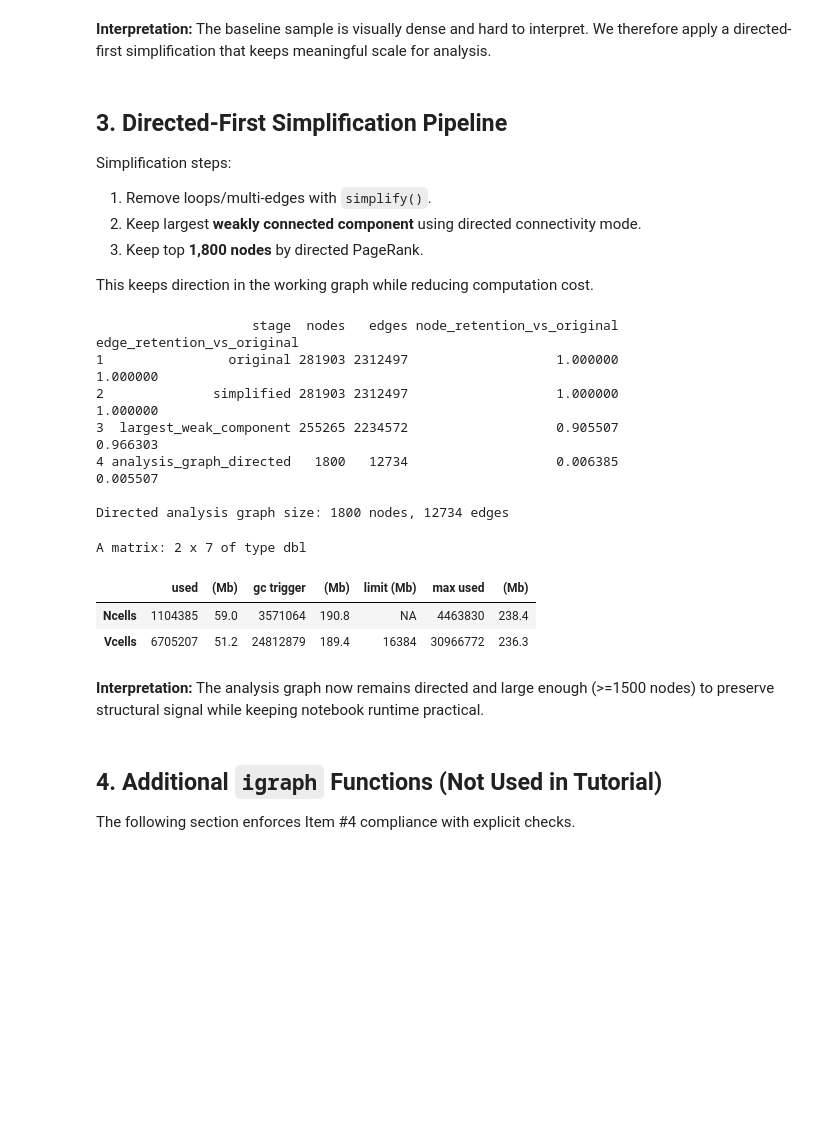
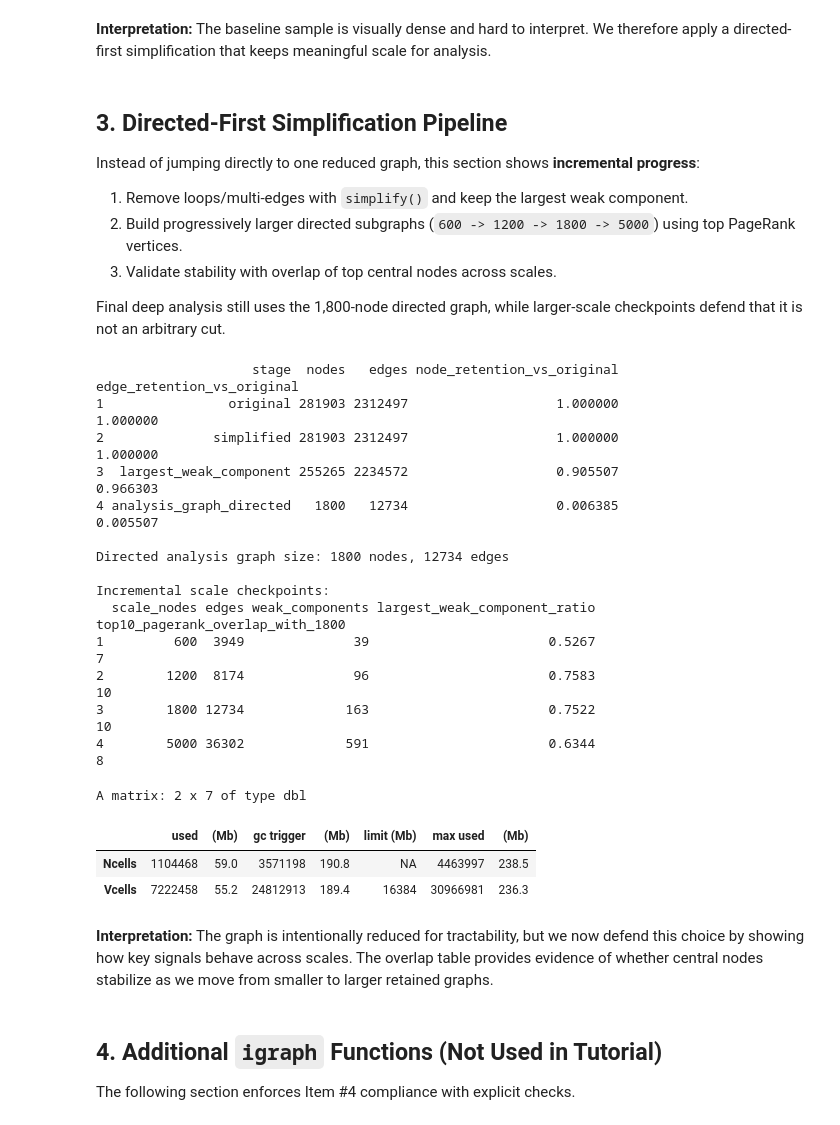
Before and after one commit to Kamal578/CSCI_6444_BigData_HomeworkProject, a Jupyter notebook: main.ipynb, the cells around one changed output. Saved outputs shown, nothing was run; the diff lists cells and outputs as text; code cells hidden in the pictures; blank space fills up the shorter version.

```diff
--- a/main.ipynb
+++ b/main.ipynb
@@ -48,8 +48,9 @@ library(data.table)
 
 cfg <- list(
   seed = 6444,
-  analysis_node_cap = 1800,   # reviewer-requested meaningful scale (1500-2000)
+  analysis_node_cap = 1800,
   min_analysis_nodes = 1500,
+  incremental_scales = c(600, 1200, 1800, 5000),
   triad_sample_size = 150,
   viz_node_cap = 80,
   baseline_sample_size = 10000,
@@ -307,41 +311,78 @@ plot(
 **Interpretation:** The baseline sample is visually dense and hard to interpret. We therefore apply a directed-first simplification that keeps meaningful scale for analysis.
 # %% [markdown]
 ## 3. Directed-First Simplification Pipeline
-Simplification steps:
-1. Remove loops/multi-edges with `simplify()`.
-2. Keep largest **weakly connected component** using directed connectivity mode.
-3. Keep top **1,800 nodes** by directed PageRank.
+Instead of jumping directly to one reduced graph, this section shows **incremental progress**:
+1. Remove loops/multi-edges with `simplify()` and keep the largest weak component.
+2. Build progressively larger directed subgraphs (`600 -> 1200 -> 1800 -> 5000`) using top PageRank vertices.
+3. Validate stability with overlap of top central nodes across scales.
 
-This keeps direction in the working graph while reducing computation cost.
+Final deep analysis still uses the 1,800-node directed graph, while larger-scale checkpoints defend that it is not an arbitrary cut.
 # %%
 analysis_bundle <- build_analysis_graph(g, cfg)
 g_analysis <- analysis_bundle$g_analysis
+g_weak <- analysis_bundle$g_weak
+pr_rank_weak <- analysis_bundle$pr_rank
 simplification_summary <- analysis_bundle$summary_tbl
 
 print(simplification_summary)
 cat("
 Directed analysis graph size:", vcount(g_analysis), "nodes,", ecount(g_analysis), "edges
 ")
 
 # Reviewer-requested scale guard
 stopifnot(vcount(g_analysis) >= cfg$min_analysis_nodes)
 
+# Incremental stability analysis (small wins -> larger checkpoints)
+final_top10 <- names(sort(page_rank(g_analysis, directed = TRUE, weights = NA)$vector, decreasing = TRUE))[1:10]
+
+incremental_rows <- list()
+for (s in sort(unique(cfg$incremental_scales))) {
+  n_s <- min(s, vcount(g_weak))
+  nodes_s <- names(sort(pr_rank_weak, decreasing = TRUE))[1:n_s]
+  g_s <- induced_subgraph(g_weak, vids = nodes_s)
+
+  weak_s <- components(g_s, mode = "weak")
+  pr_s <- page_rank(g_s, directed = TRUE, weights = NA)$vector
+  top10_s <- names(sort(pr_s, decreasing = TRUE))[1:10]
+
+  incremental_rows[[length(incremental_rows) + 1]] <- data.frame(
+    scale_nodes = n_s,
+    edges = ecount(g_s),
+    weak_components = weak_s$no,
+    largest_weak_component_ratio = round(max(weak_s$csize) / vcount(g_s), 4),
+    top10_pagerank_overlap_with_1800 = length(intersect(top10_s, final_top10))
+  )
+}
+
+incremental_summary <- do.call(rbind, incremental_rows)
+cat("
+Incremental scale checkpoints:
+")
+print(incremental_summary)
+
 rm(analysis_bundle, in_deg, out_deg, all_deg, sample_nodes, g_sample)
 gc()
 # %% [output]
                     stage  nodes   edges node_retention_vs_original edge_retention_vs_original
 1                original 281903 2312497                   1.000000                   1.000000
 2              simplified 281903 2312497                   1.000000                   1.000000
 3  largest_weak_component 255265 2234572                   0.905507                   0.966303
 4 analysis_graph_directed   1800   12734                   0.006385                   0.005507
 
 Directed analysis graph size: 1800 nodes, 12734 edges
+
+Incremental scale checkpoints:
+  scale_nodes edges weak_components largest_weak_component_ratio top10_pagerank_overlap_with_1800
+1         600  3949              39                       0.5267                                7
+2        1200  8174              96                       0.7583                               10
+3        1800 12734             163                       0.7522                               10
+4        5000 36302             591                       0.6344                                8
 A matrix: 2 x 7 of type dbl
 |  | used | (Mb) | gc trigger | (Mb) | limit (Mb) | max used | (Mb) |
-| Ncells | 1104385 | 59.0 | 3571064 | 190.8 | NA | 4463830 | 238.4 |
-| Vcells | 6705207 | 51.2 | 24812879 | 189.4 | 16384 | 30966772 | 236.3 |
+| Ncells | 1104468 | 59.0 | 3571198 | 190.8 | NA | 4463997 | 238.5 |
+| Vcells | 7222458 | 55.2 | 24812913 | 189.4 | 16384 | 30966981 | 236.3 |
 # %% [markdown]
-**Interpretation:** The analysis graph now remains directed and large enough (>=1500 nodes) to preserve structural signal while keeping notebook runtime practical.
+**Interpretation:** The graph is intentionally reduced for tractability, but we now defend this choice by showing how key signals behave across scales. The overlap table provides evidence of whether central nodes stabilize as we move from smaller to larger retained graphs.
 # %% [markdown]
 ## 4. Additional `igraph` Functions (Not Used in Tutorial)
 The following section enforces Item #4 compliance with explicit checks.
```
Also changed, not shown: parts of 9 cells of this notebook.
